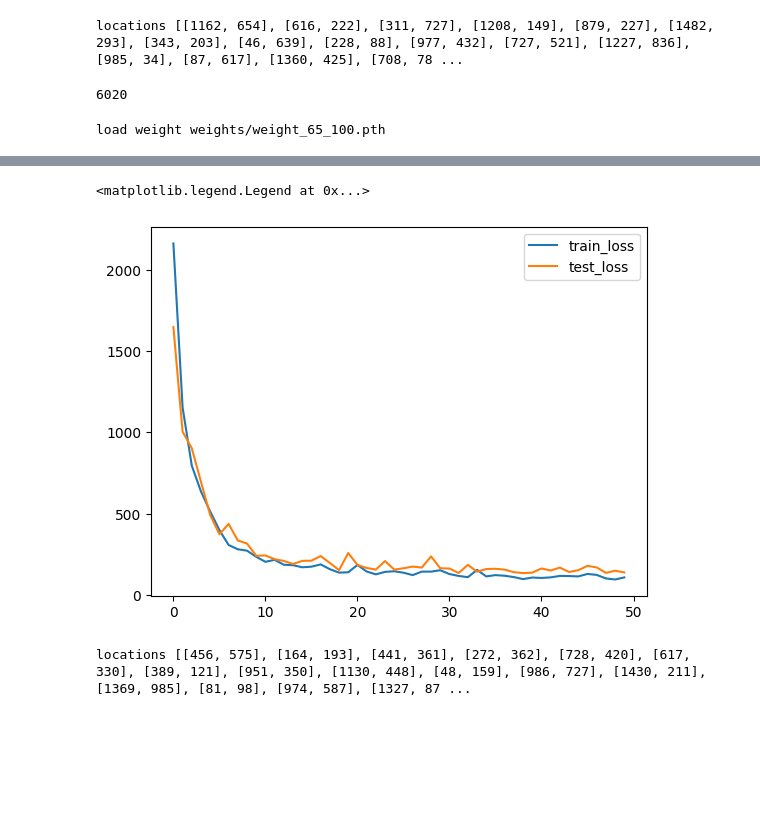
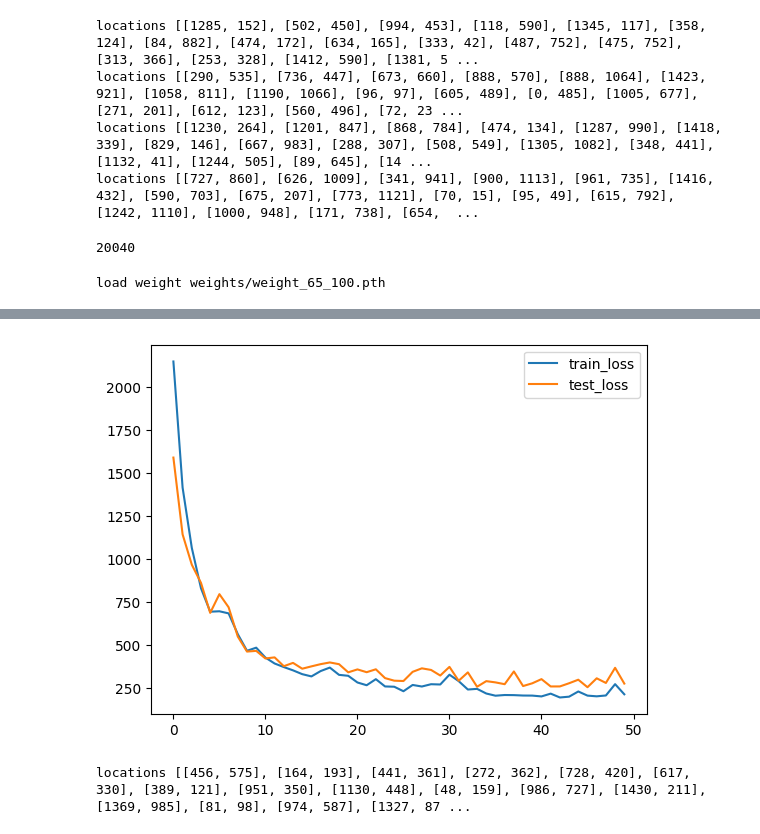
Before and after one commit to nakazawa-atsushi/LiquidLensProject, a Jupyter notebook: focusestimate.ipynb, the cells around one changed output, grey strips where cells are left out. Cells and saved outputs as stored; diff of their text form; code cells hidden in the pictures; blank space fills up the shorter version.

```diff
--- a/focusestimate.ipynb
+++ b/focusestimate.ipynb
@@ -111,16 +113,32 @@ class FocusPatchDataset(torch.utils.data.Dataset):
 PSIZE = 65
 DEPTH_GAP = 100
 N_SAMPLE = 20
-dataset = FocusPatchDataset(DIR = 'data/202410080808', imsize = [1600,1200],
+
+# merge several dataset together
+dataset1 = FocusPatchDataset(DIR = 'data/202410041703', imsize = [1600,1200],
                             psize=PSIZE, channels=2, n_sample=N_SAMPLE,
                             DEPTH_GAP=DEPTH_GAP, transforms = trans)
+dataset2 = FocusPatchDataset(DIR = 'data/202410041747', imsize = [1600,1200],
+                            psize=PSIZE, channels=2, n_sample=N_SAMPLE,
+                            DEPTH_GAP=DEPTH_GAP, transforms = trans)
+dataset3 = FocusPatchDataset(DIR = 'data/202410080808', imsize = [1600,1200],
+                            psize=PSIZE, channels=2, n_sample=N_SAMPLE,
+                            DEPTH_GAP=DEPTH_GAP, transforms = trans)
+dataset4= FocusPatchDataset(DIR = 'data/202410080819', imsize = [1600,1200],
+                            psize=PSIZE, channels=2, n_sample=N_SAMPLE,
+                            DEPTH_GAP=DEPTH_GAP, transforms = trans)
+
+dataset = torch.utils.data.ConcatDataset([dataset1,dataset2,dataset3,dataset4])
 # %% [output]
-locations [[1162, 654], [616, 222], [311, 727], [1208, 149], [879, 227], [1482, 293], [343, 203], [46, 639], [228, 88], [977, 432], [727, 521], [1227, 836], [985, 34], [87, 617], [1360, 425], [708, 78 ...
+locations [[1285, 152], [502, 450], [994, 453], [118, 590], [1345, 117], [358, 124], [84, 882], [474, 172], [634, 165], [333, 42], [487, 752], [475, 752], [313, 366], [253, 328], [1412, 590], [1381, 5 ...
+locations [[290, 535], [736, 447], [673, 660], [888, 570], [888, 1064], [1423, 921], [1058, 811], [1190, 1066], [96, 97], [605, 489], [0, 485], [1005, 677], [271, 201], [612, 123], [560, 496], [72, 23 ...
+locations [[1230, 264], [1201, 847], [868, 784], [474, 134], [1287, 990], [1418, 339], [829, 146], [667, 983], [288, 307], [508, 549], [1305, 1082], [348, 441], [1132, 41], [1244, 505], [89, 645], [14 ...
+locations [[727, 860], [626, 1009], [341, 941], [900, 1113], [961, 735], [1416, 432], [590, 703], [675, 207], [773, 1121], [70, 15], [95, 49], [615, 792], [1242, 1110], [1000, 948], [171, 738], [654,  ...
 # %%
 train_set, test_set = torch.utils.data.random_split(dataset, [0.7,0.3])
 len(dataset)
 # %% [output]
-6020
+20040
 # %%
 # データローダーの作成
 train_loader = torch.utils.data.DataLoader(train_set,
@@ -192,21 +210,26 @@ def train_model(model, train_loader, test_loader):
 
     return model, np.mean(train_batch_loss), np.mean(test_batch_loss)
 # %%
-# 訓練の実行
-epoch = 50
-train_loss = []
-test_loss = []
+if __name__ == "__main__":
+    # 訓練の実行
+    epoch = 50
+    train_loss = []
+    test_loss = []
 
-for epoch in tqdm(range(epoch)):
-    model, train_l, test_l = train_model(model,train_loader,test_loader)
-    train_loss.append(train_l)
-    test_loss.append(test_l)
-    # 10エポックごとにロスを表示
-    #if epoch % 5 == 0:
-    print(f"Train loss: {train_loss[-1]:.3f}, Test loss: {test_loss[-1]:.3f}")
+    for epoch in tqdm(range(epoch)):
+        model, train_l, test_l = train_model(model,train_loader,test_loader)
+        train_loss.append(train_l)
+        test_loss.append(test_l)
+        # 10エポックごとにロスを表示
+        #if epoch % 5 == 0:
+        print(f"Train loss: {train_loss[-1]:.3f}, Test loss: {test_loss[-1]:.3f}")
 
-# 学習状況（ロス）の確認
-plt.plot(train_loss, label='train_loss')
-plt.plot(test_loss, label='test_loss')
-plt.legend()
+    # 学習状況（ロス）の確認
+    plt.plot(train_loss, label='train_loss')
+    plt.plot(test_loss, label='test_loss')
+    plt.legend()
+
+    # モデルの保存
+    print("save weight as: ", weight_file)
+    torch.save(model.state_dict(), weight_file)
 # %% [output]
@@ -230,2 +253 @@ Train loss: 107.864, Test loss: 138.441
-<matplotlib.legend.Legend at 0x...>
-[figure, old version]
+[figure, new version]
```
Also changed, not shown: parts of 5 cells of this notebook, 5 other files.
